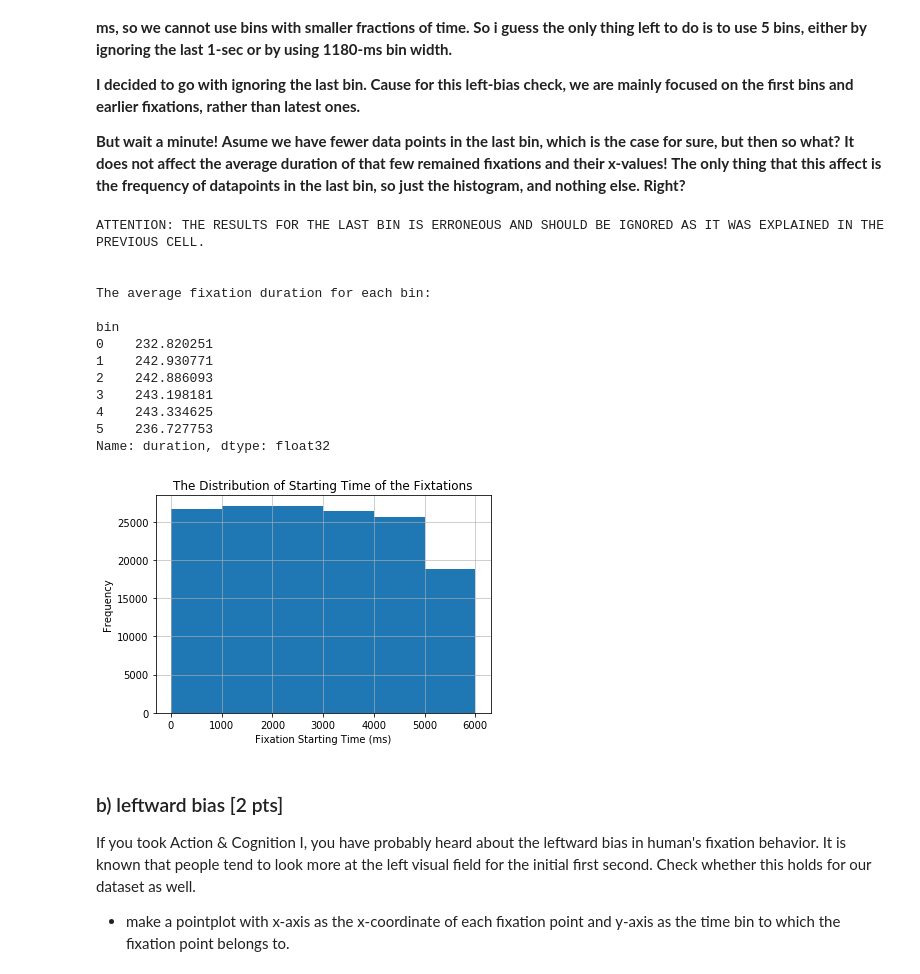
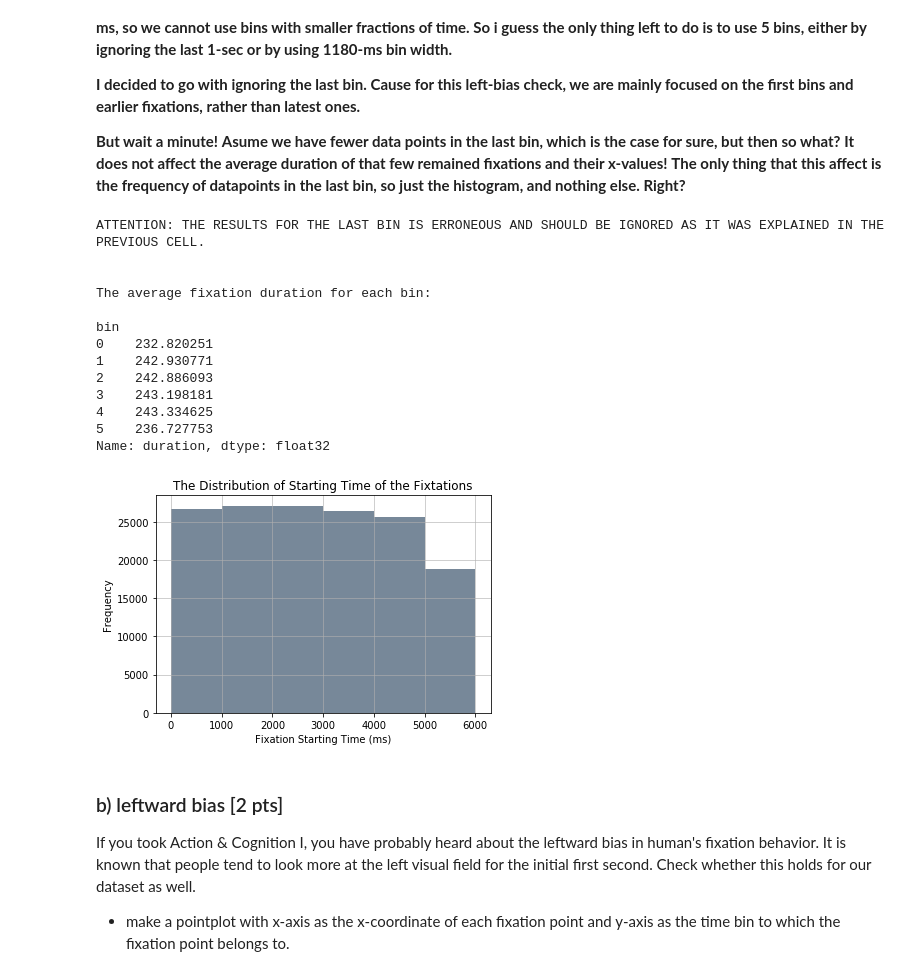
Before and after one commit to NBP-ACC/week-7-acc_01, a Jupyter notebook: Sheet05.ipynb, the cells around one changed output. Cells and saved outputs as stored; diff of their text form; code cells hidden in the pictures.

```diff
--- a/Sheet05.ipynb
+++ b/Sheet05.ipynb
@@ -91,7 +91,7 @@ Index(['SUBJECTINDEX', 'category', 'dataset_nr', 'end', 'eye', 'filenumber',
 # an easier data-handling I add a column to the dataframe with a unique
 # code for each trial over all subjects: SUBJECTINDEX-trial
 
-df['sub_trial'] = df['SUBJECTINDEX'] * 10000 + df['trial']
+df['sub_trial'] = df['SUBJECTINDEX'] * 1000 + df['trial']
 # %% [markdown]
 ### b) data cleaning [3 pts]
 We want to clean the dataframe so that it is handy for us to work with it.
@@ -362,7 +362,7 @@ Now we would like to know if there's a difference in terms of fixation numbers a
 # ------------------
 # plot the histogram
 # plt.figure(figsize=(8,8))
-plt.hist(df_clean.start, bins=[0, 1000, 2000, 3000, 4000, 5000, 6000])
+plt.hist(df_clean.start, bins=[0, 1000, 2000, 3000, 4000, 5000, 6000], color='lightslategray')
 
 # do the dirty works
 plt.title('The Distribution of Starting Time of the Fixtations')
@@ -373,34 +373,34 @@ plt.ylabel('Frequency');
 
 
 # Average Fixation Duration
 # -------------------------
 # add a column bin to our dataframe
 df_clean['bin'] = np.floor(df_clean.start / 1000).apply(lambda x: int(x))
 
 # calculate the mean duration for each bin
 bin_fix_avg = df_clean.groupby(['bin']).duration.mean()
 
 # and print them out
 print('\n\n' + '\033[1m' + '\033[91m' + 'ATTENTION: THE RESULTS FOR THE LAST BIN IS',
       'ERRONEOUS AND SHOULD BE IGNORED AS IT WAS EXPLAINED IN THE PREVIOUS CELL.\n','\033[0m')
 
 print('\nThe average fixation duration for each bin:\n')
 print(bin_fix_avg)
 # %% [output]
 ATTENTION: THE RESULTS FOR THE LAST BIN IS ERRONEOUS AND SHOULD BE IGNORED AS IT WAS EXPLAINED IN THE PREVIOUS CELL.
 
 
 The average fixation duration for each bin:
 
 bin
 0    232.820251
 1    242.930771
 2    242.886093
 3    243.198181
 4    243.334625
 5    236.727753
 Name: duration, dtype: float32
-[figure, old version]
+[figure, new version]
 # %% [markdown]
 ### b) leftward bias [2 pts]
 If you took Action & Cognition I, you have probably heard about the leftward bias in human's fixation behavior. It is known that people tend to look more at the left visual field for the initial first second. Check whether this holds for our dataset as well.
```
Also changed, not shown: parts of 5 cells of this notebook.
